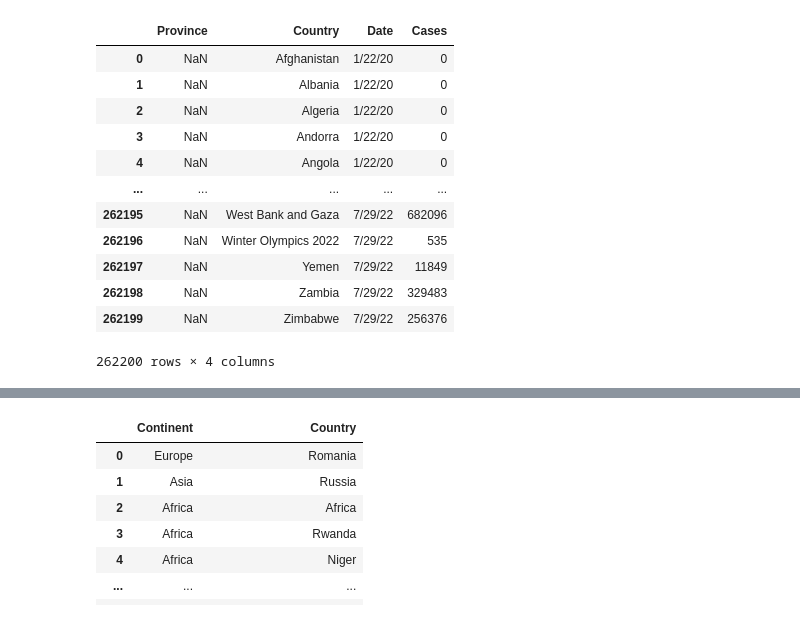
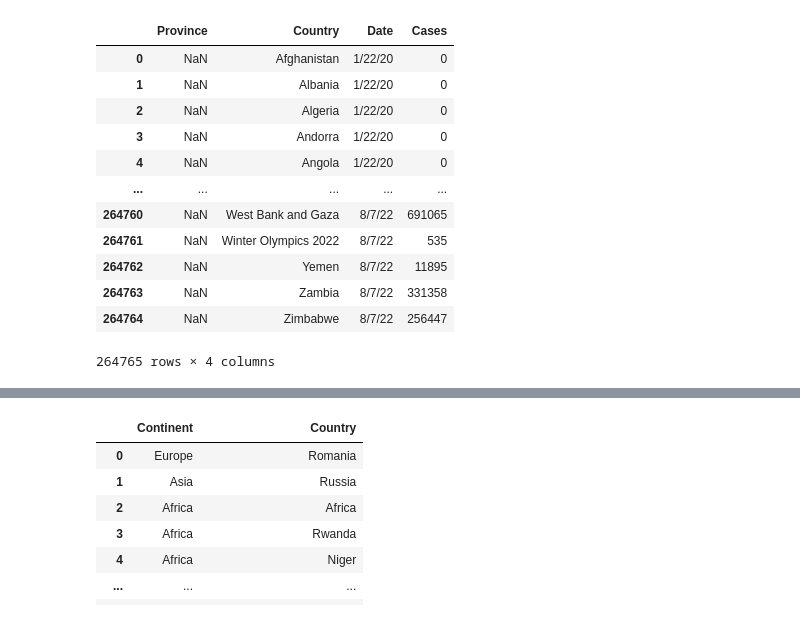
Before and after one commit to menlodoug/covid_crunching, a Jupyter notebook: pandas/Global_Covid.ipynb, the cells around one changed output, grey strips where cells are left out. Cells and saved outputs as stored; diff of their text form; code cells hidden in the pictures.

```diff
--- a/pandas/Global_Covid.ipynb
+++ b/pandas/Global_Covid.ipynb
@@ -105,24 +105,24 @@ cases_df
 # %%
 cases = pd.melt(cases_df,
             id_vars=['Province','Country'],
-            value_vars=list(cases_df.columns[4:924]), # list of days of the week
+            value_vars=list(cases_df.columns[4:933]), # list of days of the week
             var_name='Date',
             value_name='Cases')
 cases
 # %% [output]
 |  | Province | Country | Date | Cases |
 | 0 | NaN | Afghanistan | 1/22/20 | 0 |
 | 1 | NaN | Albania | 1/22/20 | 0 |
 | 2 | NaN | Algeria | 1/22/20 | 0 |
 | 3 | NaN | Andorra | 1/22/20 | 0 |
 | 4 | NaN | Angola | 1/22/20 | 0 |
 | ... | ... | ... | ... | ... |
-| 262195 | NaN | West Bank and Gaza | 7/29/22 | 682096 |
-| 262196 | NaN | Winter Olympics 2022 | 7/29/22 | 535 |
-| 262197 | NaN | Yemen | 7/29/22 | 11849 |
-| 262198 | NaN | Zambia | 7/29/22 | 329483 |
-| 262199 | NaN | Zimbabwe | 7/29/22 | 256376 |
+| 264760 | NaN | West Bank and Gaza | 8/7/22 | 691065 |
+| 264761 | NaN | Winter Olympics 2022 | 8/7/22 | 535 |
+| 264762 | NaN | Yemen | 8/7/22 | 11895 |
+| 264763 | NaN | Zambia | 8/7/22 | 331358 |
+| 264764 | NaN | Zimbabwe | 8/7/22 | 256447 |
-262200 rows × 4 columns
+264765 rows × 4 columns
 # %%
 deaths_df = pd.read_csv('https://raw.githubusercontent.com/CSSEGISandData/COVID-19/master/csse_covid_19_data/csse_covid_19_time_series/time_series_covid19_deaths_global.csv')
 deaths_df.rename(columns={'Province/State':'Province','Country/Region':'Country'}, inplace=True)
```
Also changed, not shown: parts of 10 cells of this notebook, 44 other files.
